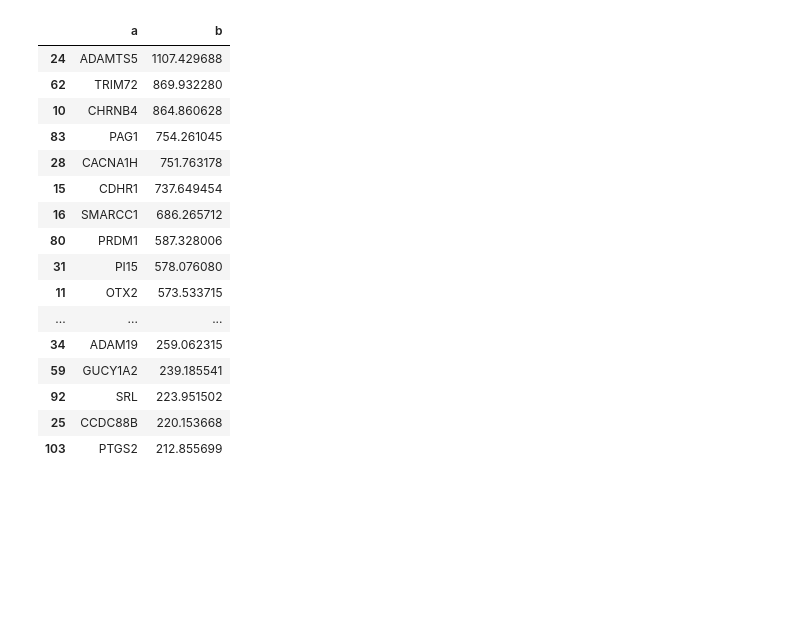
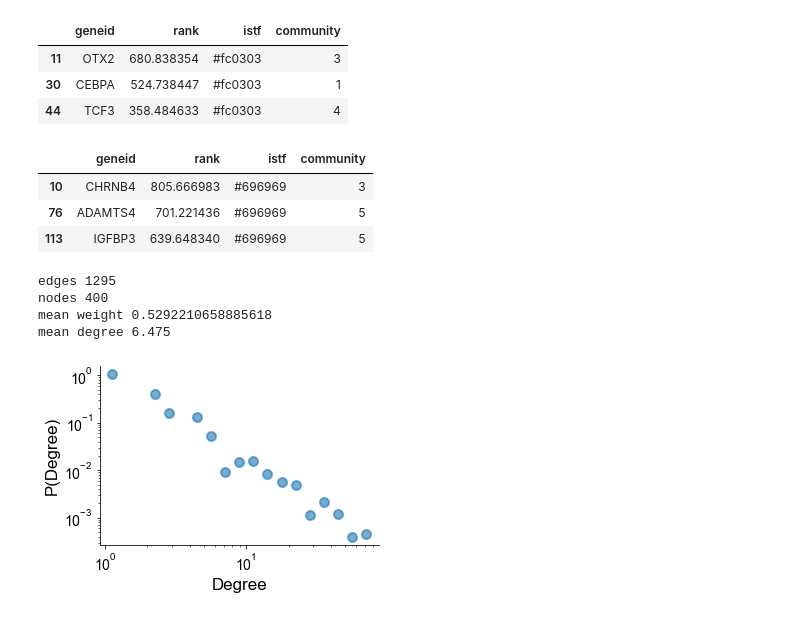
Before and after one commit to fenglabbuf/2025_Li_et_al, a Jupyter notebook: scripts/plot_modules.ipynb, the cells around one changed output. Drawn from its saved outputs; the diff is of its cells as text; code cells hidden in the pictures; blank space fills up the shorter version.

```diff
--- a/scripts/plot_modules.ipynb
+++ b/scripts/plot_modules.ipynb
@@ -29,6 +58,6 @@ treatments = ['Anp', 'AMn', 'AMp', 'AMnp']
 # %%
 DG = read_directed_grn(f'./../results/GRN/{treatments[0]}_7.txt')
-DGp = remove_edge(DG, 0.49, component='positive')
+DGp = remove_edge(DG, 0.4, component='positive')
 print(f'edges {len(DGp.edges())}')
 print(f'nodes {len(DGp.nodes())}')
 print(f'''mean weight {np.sum([w for _, _, w in list(DGp.edges.data('weight'))])/len(DGp.edges())}''')
@@ -47,0 +84,3 @@ part_a = louvain_cluster(DGp, random_state=True, random_s=random_s)
+# %%
+part = louvain_cluster(DGp, random_state=True, random_s=random_s)
+clustergo(part)
@@ -68,20 +117,42 @@ ax.set_axis_off()
 # %%
-pd.DataFrame(zip(list(DGp.nodes()), node_size), columns=['a', 'b']).sort_values(by='b', ascending=False)[:30]
+dffig = pd.DataFrame(zip(list(DGp.nodes()), node_size, edge_colors, list(part.values())),
+columns=['geneid', 'rank', 'istf', 'community'])
+dffig[dffig['istf']=='#fc0303'].sort_values(by=['rank'], ascending=False)[:3]
 # %% [output]
-|  | a | b |
-| 24 | ADAMTS5 | 1107.429688 |
-| 62 | TRIM72 | 869.932280 |
-| 10 | CHRNB4 | 864.860628 |
-| 83 | PAG1 | 754.261045 |
-| 28 | CACNA1H | 751.763178 |
-| 15 | CDHR1 | 737.649454 |
-| 16 | SMARCC1 | 686.265712 |
-| 80 | PRDM1 | 587.328006 |
-| 31 | PI15 | 578.076080 |
-| 11 | OTX2 | 573.533715 |
-| ... | ... | ... |
-| 34 | ADAM19 | 259.062315 |
-| 59 | GUCY1A2 | 239.185541 |
-| 92 | SRL | 223.951502 |
-| 25 | CCDC88B | 220.153668 |
-| 103 | PTGS2 | 212.855699 |
+|  | geneid | rank | istf | community |
+| 11 | OTX2 | 680.838354 | #fc0303 | 3 |
+| 30 | CEBPA | 524.738447 | #fc0303 | 1 |
+| 44 | TCF3 | 358.484633 | #fc0303 | 4 |
+# %%
+dffig[dffig['istf']!='#fc0303'].sort_values(by=['rank'], ascending=False)[:3]
+# %% [output]
+|  | geneid | rank | istf | community |
+| 10 | CHRNB4 | 805.666983 | #696969 | 3 |
+| 76 | ADAMTS4 | 701.221436 | #696969 | 5 |
+| 113 | IGFBP3 | 639.648340 | #696969 | 5 |
+# %%
+DG = read_directed_grn(f'./../results/GRN/{treatments[1]}_1.txt')
+DGp = remove_edge(DG, 0.45, component='positive')
+print(f'edges {len(DGp.edges())}')
+print(f'nodes {len(DGp.nodes())}')
+print(f'''mean weight {np.sum([w for _, _, w in list(DGp.edges.data('weight'))])/len(DGp.edges())}''')
+print(f'mean degree {np.sum(list(dict(DGp.degree()).values()))/len(DGp.nodes())}')
+# %% [output]
+edges 1295
+nodes 400
+mean weight 0.5292210658885618
+mean degree 6.475
+# %%
+x1, y1 = plot_degree(DGp, n_bins=20)
+fig = plt.figure(figsize=(5,3.3))
+ax = fig.add_subplot(1, 1, 1)
+ax.loglog(x1,y1, 'o', markersize=9, markeredgecolor='tab:blue', markeredgewidth=2, alpha=0.6)
+ax.spines['top'].set_color('none')
+ax.spines['right'].set_color('none')
+plt.xticks(fontsize=14)
+plt.yticks(fontsize=14)
+plt.xlabel('Degree', fontsize=17)
+plt.ylabel('P(Degree)', fontsize=17)
+plt.savefig('./../figs/S5B.png', dpi=400, pad_inches=0.1, bbox_inches='tight')
+# %% [output]
+[figure, added]
```
Also changed, not shown: parts of 26 cells of this notebook, 8 other files.
